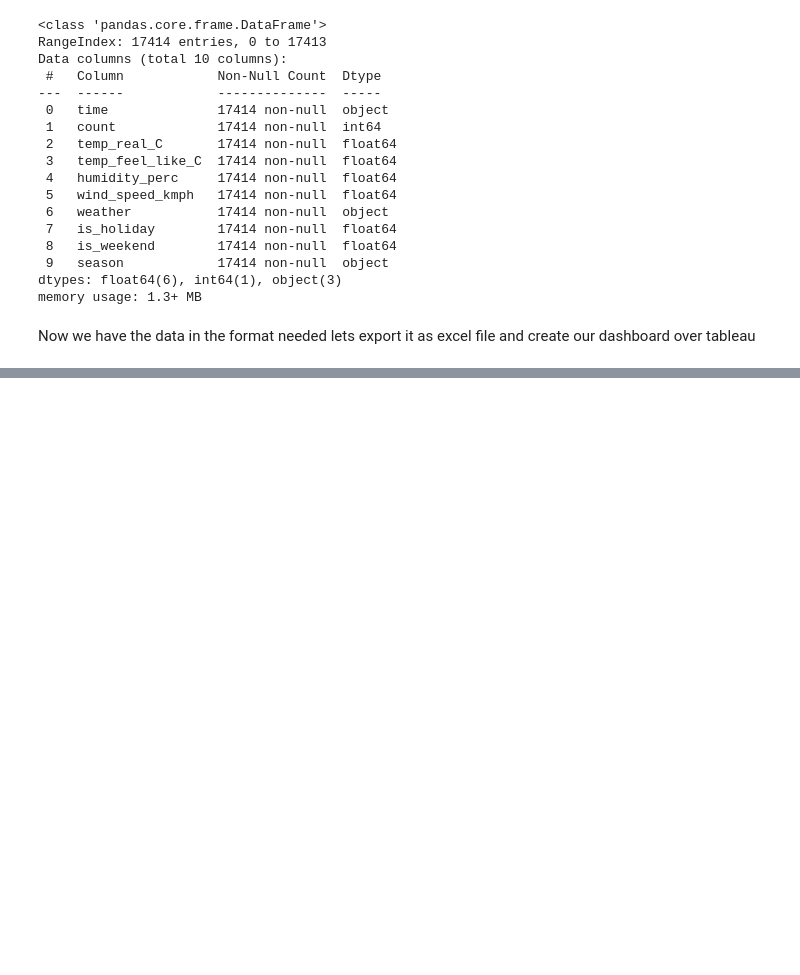
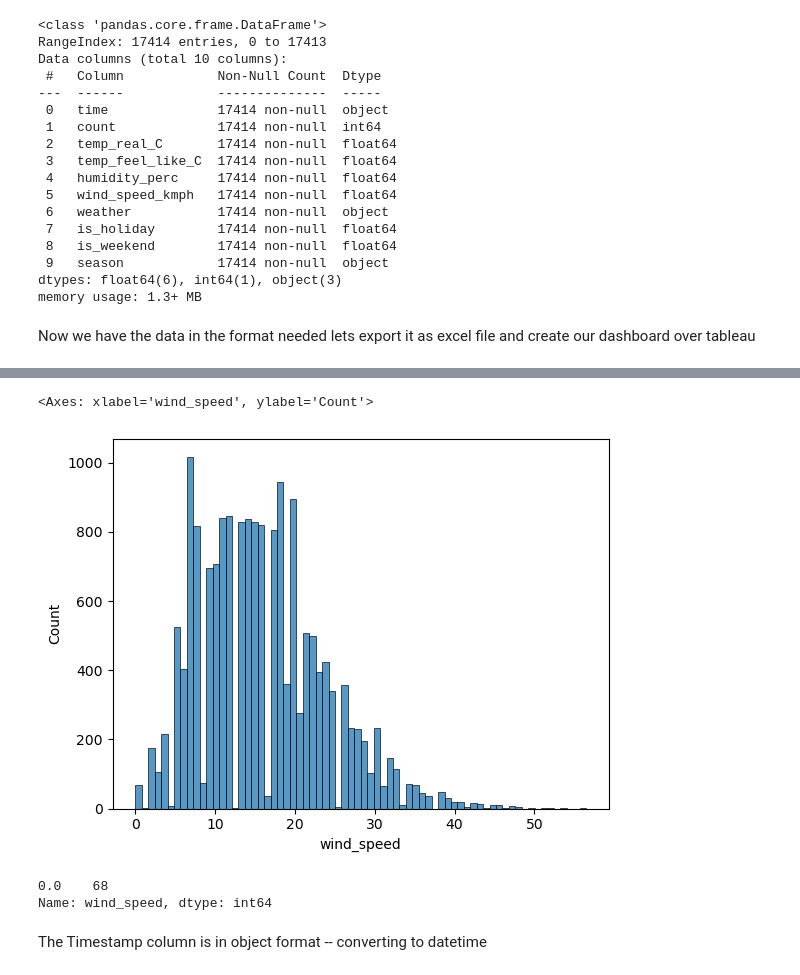
Before and after one commit to Adroit10/London-Bike-Rides-Data-Analysis, a Jupyter notebook: london_bikes_EDA.ipynb, the cells around one changed output, grey strips where cells are left out. Drawn from its saved outputs; the diff is of its cells as text; code cells hidden in the pictures; blank space fills up the shorter version.

```diff
--- a/london_bikes_EDA.ipynb
+++ b/london_bikes_EDA.ipynb
@@ -144,0 +234,12 @@ df.to_excel('london_bikes_final.xlsx',sheet_name='Bikes_Data')
+# %%
+sns.histplot(data=data,x='wind_speed')
+# %% [output]
+<Axes: xlabel='wind_speed', ylabel='Count'>
+[figure, added]
+# %%
+data[data['wind_speed']==0]['wind_speed'].value_counts()
+# %% [output]
+0.0    68
+Name: wind_speed, dtype: int64
+# %% [markdown]
+The Timestamp column is in object format -- converting to datetime
```
Also changed, not shown: parts of 35 cells of this notebook, 2 other files.
